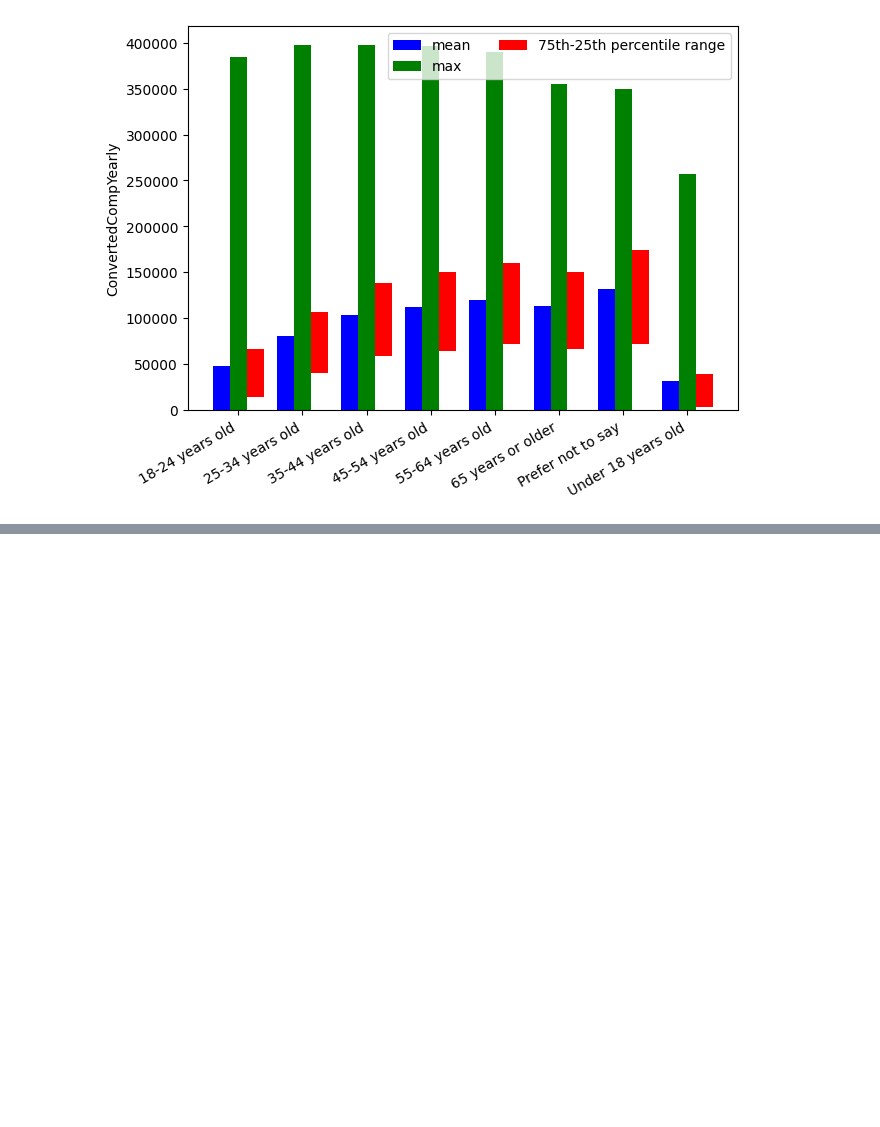
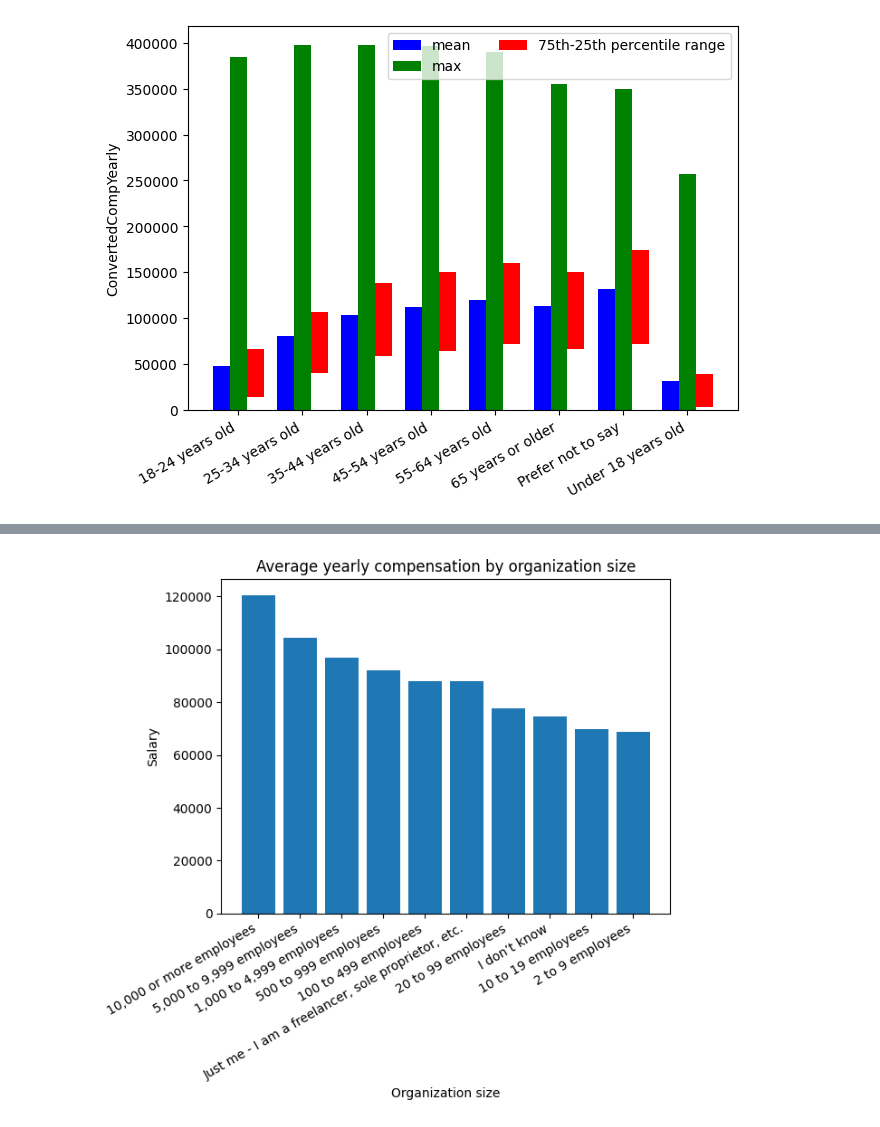
Before and after one commit to wsei-python-data-anylysis-project/project, a Jupyter notebook: projekt.ipynb, the cells around one changed output, grey strips where cells are left out. Saved outputs shown, nothing was run; the diff lists cells and outputs as text; code cells hidden in the pictures; blank space fills up the shorter version.

```diff
--- a/projekt.ipynb
+++ b/projekt.ipynb
@@ -70,0 +102,15 @@ plt.xticks(rotation=30, ha="right")
+# %%
+q_hi = df["ConvertedCompYearly"].quantile(0.99)
+filtered_salaries = df[((df["ConvertedCompYearly"].isna() == False) & (df["ConvertedCompYearly"] > 0) & (df["ConvertedCompYearly"] < q_hi))]
+org_sizes = filtered_salaries.groupby(["OrgSize"])["ConvertedCompYearly"].mean()
+org_sizes = org_sizes.sort_values(ascending=False)
+
+fig, ax = plt.subplots()
+ax.bar(org_sizes.index, org_sizes)
+ax.set_title("Average yearly compensation by organization size")
+ax.set_ylabel("Salary")
+ax.set_xlabel("Organization size")
+plt.xticks(rotation=30, ha="right")
+fig.show()
+# %% [output]
+[figure, added]
```
Also changed, not shown: parts of 5 cells of this notebook.
